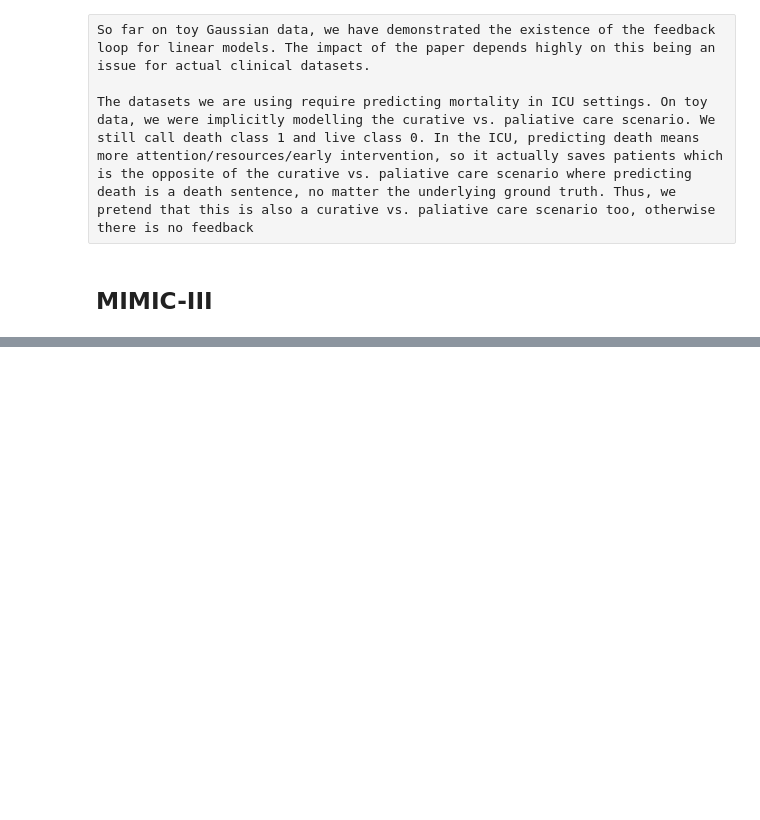
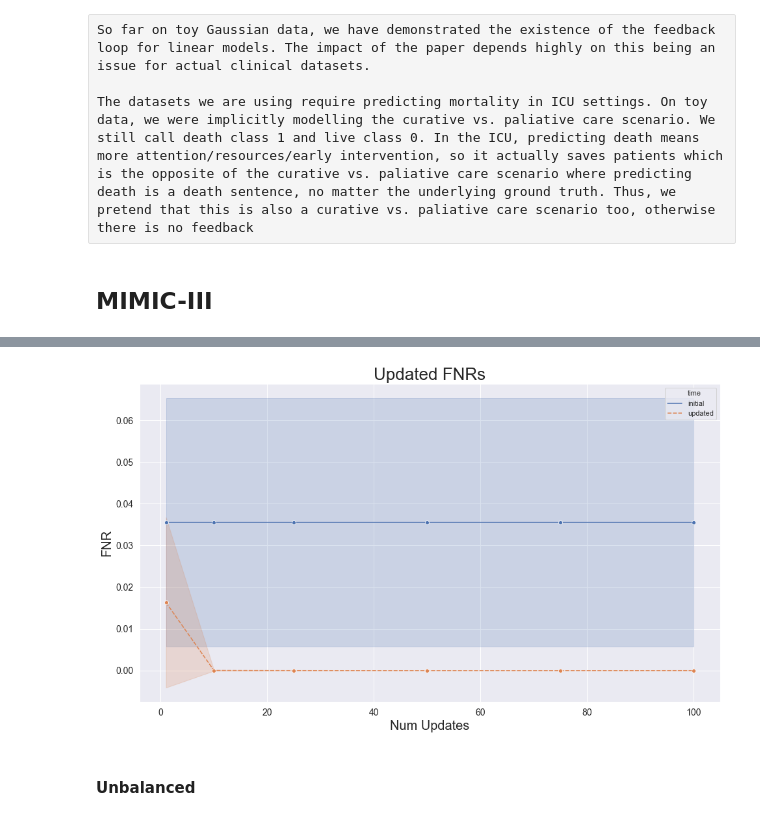
Before and after one commit to georgeadam/feedback_loops, a Jupyter notebook: real_data.ipynb, the cells around one changed output, grey strips where cells are left out. Cells and saved outputs as stored; diff of their text form; code cells hidden in the pictures; blank space fills up the shorter version.

```diff
--- a/real_data.ipynb
+++ b/real_data.ipynb
@@ -165,0 +186,7 @@ ax.tick_params(axis='both', which='minor', labelsize=14)
+# %%
+rate_type = "fnr"
+plot_rate(data, rate_type, model_name)
+# %% [output]
+[figure, added]
+# %% [markdown]
+#### Unbalanced
```
Also changed, not shown: parts of 39 cells of this notebook.
